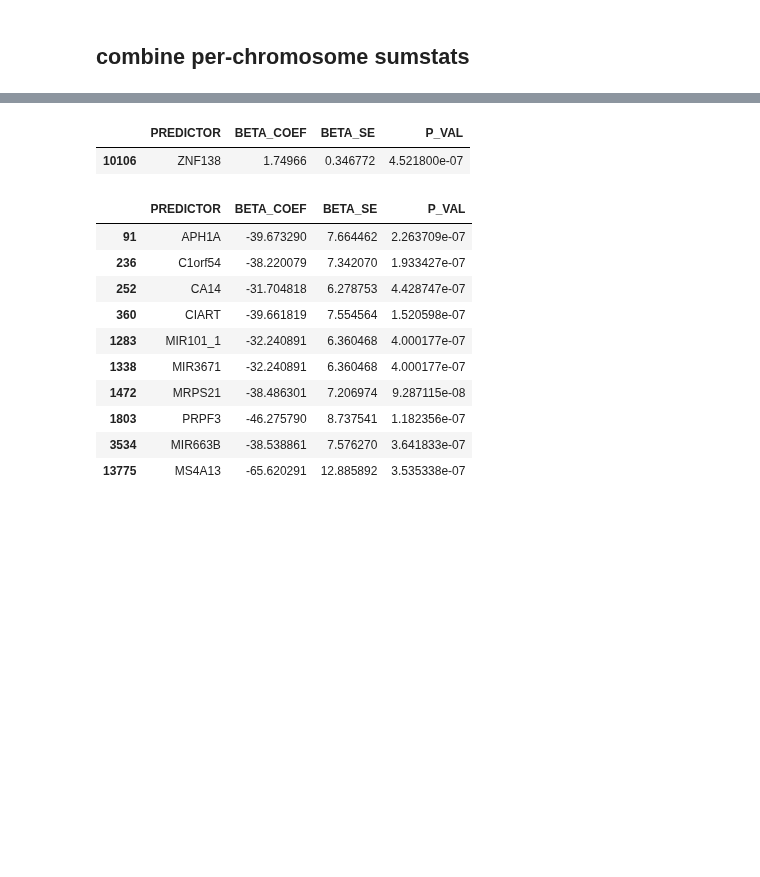
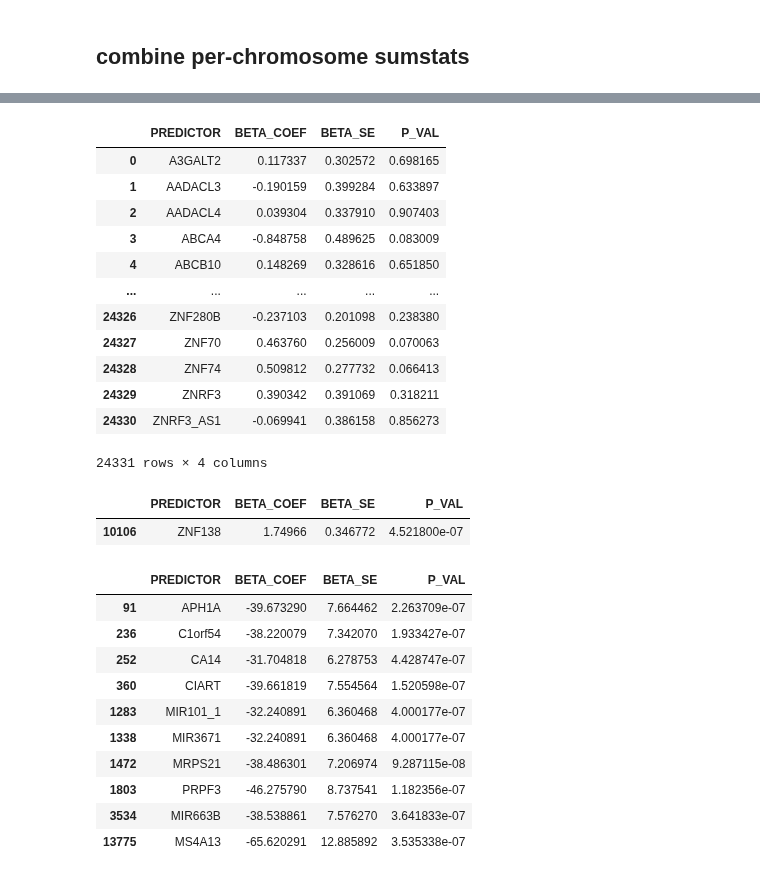
Before and after one commit to dvitale199/GenoTools, a Jupyter notebook: CNV/GP2_ClusterBuster_datagen.ipynb, the cells around one changed output, grey strips where cells are left out. Saved outputs shown, nothing was run; the diff lists cells and outputs as text; code cells hidden in the pictures; blank space fills up the shorter version.

```diff
--- a/CNV/GP2_ClusterBuster_datagen.ipynb
+++ b/CNV/GP2_ClusterBuster_datagen.ipynb
@@ -67,2 +68,10 @@ genes[['NAME','CHR','START','STOP']].to_csv('/data/CARD/PD/GP2/ref_panel/glist_h
 # gene_list originally from plink glist
 gene_list = '/data/CARD/PD/GP2/ref_panel/glist_hg38_intervals.csv'
+# %%
+# !cat /data/CARD/PD/GP2/genotypes/GP2/round2/clean/GP2_round2_EUR_maf_hwe.log
+# !plink --bfile /data/CARD/PD/GP2/genotypes/GP2/round2/clean/GP2_round2_EUR --hwe 1e-5 --maf 0.001 --make-bed --out /data/CARD/PD/GP2/genotypes/GP2/round2/clean/GP2_round2_EUR_maf_hwe_test
+labels = ['AAC','AFR','AJ','EAS','EUR','FIN','SAS','AMR','AMR_KZ']
+for label in labels:
+    print(label)
+    !cat /data/CARD/PD/GP2/genotypes/GP2/round2/clean/GP2_round2_{label}_maf_hwe.bim | wc -l
+    print()
@@ -111,0 +364,11 @@ f.close()
+# %%
+with open(f'{swarm_scripts_dir}/cnv_dosages.swarm', 'w') as f:
+    for label in labels:
+        geno = f'{cnv_path}/{label}/GP2_round2_{label}'
+        dosage_cmd = f'\
+python /data/vitaled2/GenoTools/run_cnv_dosage_pipeline.py \
+--metrics_in {cnv_path}/{label} \
+--samples {geno}_release2_barcode.samples \
+--out_path {geno}'
+        f.write(f'{dosage_cmd}\n')
+f.close()
@@ -267,0 +554,17 @@ f.close()
+# %%
+# rerun AJ because of weird results
+with open(f'{swarm_scripts_dir}/cnvwas_rerun.swarm', 'w') as f:
+    for chrom in chroms:
+        for dose in dosage_files:
+
+            dosagefile = f'{cnv_path}/GP2_round2_AJ_chr{chrom}_{dose}_gp2ids.csv'
+            pheno = f'{cnv_path}/GP2_round2_{label}_chr{chrom}_{dose}.pheno'
+            covar = f'/data/CARD/PD/GP2/cnvs/GP2_round2_{label}_release2.cov'
+            out_path = f'{cnv_path}/GP2_round2_{label}_chr{chrom}_{dose}_gp2ids_cnvwas.tab'
+
+            cmd = f'\
+python /data/vitaled2/GenoTools/run_cnvwas_pipeline.py \
+--cnv_dosage_file {dosagefile} \
+--out_path {out_path} \
+--pheno {pheno} \
+--covar {covar}'
@@ -360,3 +762,20 @@ output.to_csv(output_file, index=False)
+# %%
+total_dose = pd.read_csv(f'{cnv_path}/GP2_round2_EUR_L2R_DEL_gp2ids_cnvwas.tab', sep='\t')
+total_dose
+# %% [output]
+|  | PREDICTOR | BETA_COEF | BETA_SE | P_VAL |
+| 0 | A3GALT2 | 0.117337 | 0.302572 | 0.698165 |
+| 1 | AADACL3 | -0.190159 | 0.399284 | 0.633897 |
+| 2 | AADACL4 | 0.039304 | 0.337910 | 0.907403 |
+| 3 | ABCA4 | -0.848758 | 0.489625 | 0.083009 |
+| 4 | ABCB10 | 0.148269 | 0.328616 | 0.651850 |
+| ... | ... | ... | ... | ... |
+| 24326 | ZNF280B | -0.237103 | 0.201098 | 0.238380 |
+| 24327 | ZNF70 | 0.463760 | 0.256009 | 0.070063 |
+| 24328 | ZNF74 | 0.509812 | 0.277732 | 0.066413 |
+| 24329 | ZNRF3 | 0.390342 | 0.391069 | 0.318211 |
+| 24330 | ZNRF3_AS1 | -0.069941 | 0.386158 | 0.856273 |
+24331 rows × 4 columns
 # %%
 total_dose_cnvwas = pd.read_csv(f'{cnv_path}/GP2_round2_EUR_L2R_DEL_gp2ids_cnvwas.tab', sep='\t')
 adj_thresh = 0.05/total_dose_cnvwas.shape[0]
```
Also changed, not shown: parts of 33 cells of this notebook, 1 other file.
